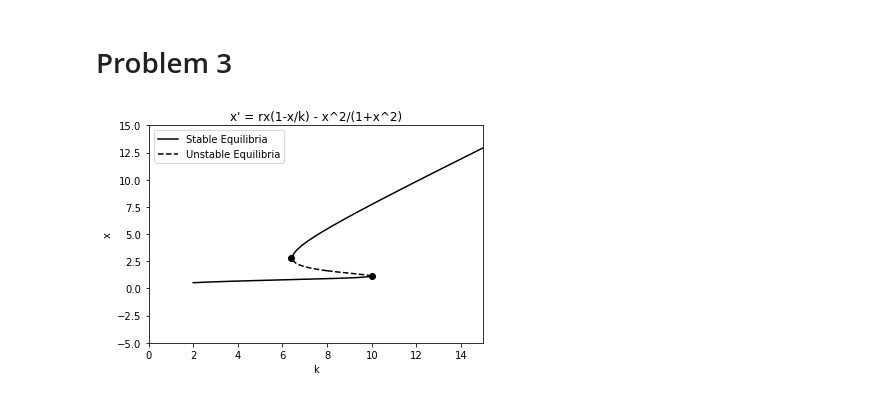
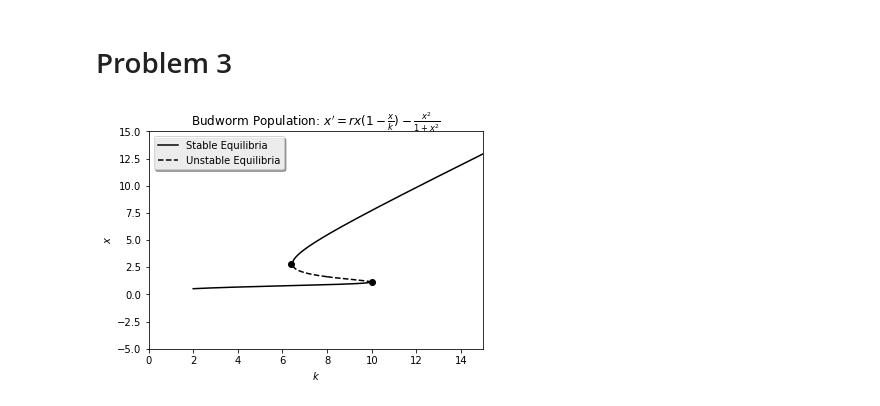
Before and after one commit to mattschaelling/acme_vol4, a Jupyter notebook: Hysteresis/hysteresis.ipynb, the cells around one changed output. Drawn from its saved outputs; the diff is of its cells as text; code cells hidden in the pictures.

```diff
--- a/Hysteresis/hysteresis.ipynb
+++ b/Hysteresis/hysteresis.ipynb
@@ -36,9 +36,11 @@ C3, X3 = EmbeddingAlg(np.linspace(-5, 5, 200), 0, F)
 plt.plot(C1, X1)
 plt.plot(C2, X2)
 plt.plot(C3, X3)
-plt.xlabel('lambda')
-plt.ylabel('x')
-plt.title(r"x' = lambda*x - x^3")
+plt.rc('text', usetex = True)
+plt.xlabel(r'$\lambda$')
+plt.ylabel(r'$x$')
+plt.title(r"$x' = \lambda x - x^3$")
+plt.rc('text', usetex = False)
 plt.xlim(-5,5)
 plt.show()
 # %% [output]
@@ -65,6 +67,7 @@ def EmbeddingAlg(param_list, guess, F):
 starting_vals = [[np.sqrt(5), 0, 0],[np.sqrt(5), 0, 0],[0,-np.sqrt(5),0],[0, -np.sqrt(5), 0]]
 i = 0
 
+
 for eta in [-1., -.2, .2, 1.]:
     def F(x, lmbda):
         return x*lmbda - x**3 + eta
@@ -83,9 +86,12 @@ for eta in [-1., -.2, .2, 1.]:
     plt.plot(C1, X1)
     plt.plot(C2, X2)
     plt.plot(C3, X3)
-    plt.xlabel('lambda')
-    plt.ylabel('x')
-    plt.title(r"x' = lambda*x - x^3 + eta; eta = {}".format(eta))
+    plt.rc('text', usetex=True)
+    plt.xlabel(r'$\lambda$')
+    plt.ylabel(r'$x$')
+    plt.title(r"$x' = \lambda x - x^3 + \eta; \eta = {}$".format(eta))
+    # plt.subtitle('eta = {}')
+    plt.rc('text', usetex=False)
     plt.xlim(-5,5)
     plt.show()
 # %% [output]
@@ -113,35 +119,38 @@ def EmbeddingAlg(param_list, guess, F):
             # If Newton's method fails, return a truncated list of parameters
             # with the corresponding x values.
             return param_list[:len(X)], X
     # Return the list of parameters and the corresponding x values.
     return param_list, np.array(X)
 
 starting_vals = [[np.sqrt(5), 0, 0],[np.sqrt(5), 0, 0],[0,-np.sqrt(5),0],[0, -np.sqrt(5), 0]]
 i = 0
 
 start = [(2,10.5, .5, 1), (6.2,15,13, -1), (8,10,2,1), (6,8,2,-1)]
 
 # Top curve shown in the bifurcation diagram
 C1, X1 = EmbeddingAlg(np.linspace(start[0][0], start[0][1], 200)[::start[0][3]], start[0][2], system)
 # The bottom curve
 C2, X2 = EmbeddingAlg(np.linspace(start[1][0], start[1][1], 200)[::start[1][3]], start[1][2], system)
 # The middle curve (in two parts)
 C3, X3 = EmbeddingAlg(np.linspace(start[2][0], start[2][1], 200)[::start[2][3]], start[2][2], system)
 C4, X4 = EmbeddingAlg(np.linspace(start[3][0], start[3][1], 200)[::start[3][3]], start[3][2], system)
 
 plt.plot(C1, X1, 'k', label='Stable Equilibria')
 plt.plot(C2, X2, 'k')
 plt.plot(C3, X3, '--k', label='Unstable Equilibria')
 plt.plot(C4, X4, '--k')
 a = np.array([6.4,10])
 b = np.array([2.8, 1.1])
 plt.scatter(a,b,c='k')
-plt.xlabel('k')
-plt.ylabel('x')
-plt.title("x' = rx(1-x/k) - x^2/(1+x^2)")
+
+plt.rc('text', usetex=True)
+plt.xlabel(r'$k$')
+plt.ylabel(r'$x$')
+plt.title(r"Budworm Population: $x' = rx(1- \frac{x}{k}) - \frac{x^2}{1+x^2}$")
+plt.rc('text', usetex=False)
 plt.xlim(0,15)
 plt.ylim(-5,15)
-plt.legend()
+plt.legend(shadow=True)
 plt.show()
 # %% [output]
-[figure, old version]
+[figure, new version]
```
Also changed, not shown: parts of 3 cells of this notebook.
